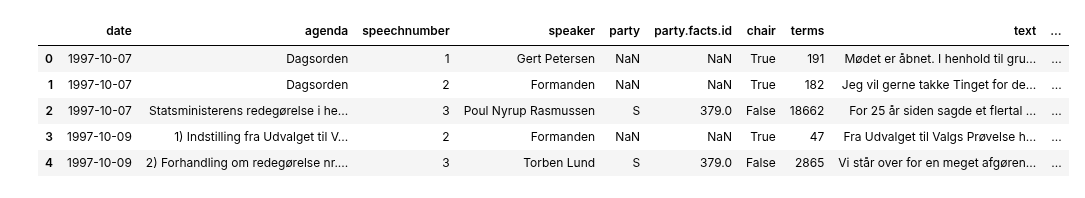
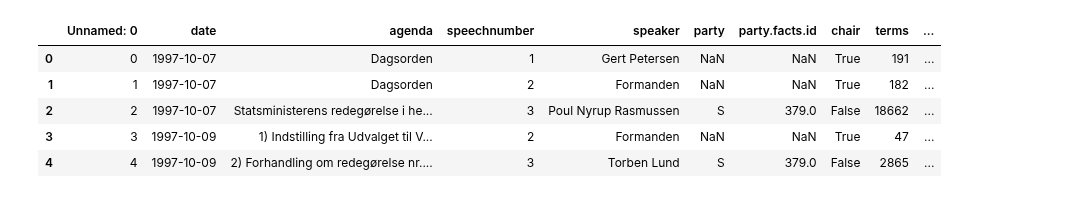
Before and after one commit to Lundsfryd/Bachelor_project, a Jupyter notebook: bert_model.ipynb, the cells around one changed output. Drawn from its saved outputs; the diff is of its cells as text; code cells hidden in the pictures.

```diff
--- a/bert_model.ipynb
+++ b/bert_model.ipynb
@@ -8,17 +19,16 @@ import spacy
 # %%
 #load in data
-import pandas as pd
+
 df = pd.read_csv("/work/MarkusLundsfrydJensen#1865/Bachelor_project/Corp_Folketing_V2.csv")
-#df['date'] = pd.to_datetime(df['date'])
-#df.to_csv("/work/MarkusLundsfrydJensen#1865/Bachelor_project/Corp_Folketing_V2.csv")
-#df.head()
+
+df.head()
 # %% [output]
-|  | date | agenda | speechnumber | speaker | party | party.facts.id | chair | terms | text | ... |
-| 0 | 1997-10-07 | Dagsorden | 1 | Gert Petersen | NaN | NaN | True | 191 | Mødet er åbnet. I henhold til gru... | ... |
-| 1 | 1997-10-07 | Dagsorden | 2 | Formanden | NaN | NaN | True | 182 | Jeg vil gerne takke Tinget for de... | ... |
-| 2 | 1997-10-07 | Statsministerens redegørelse i he... | 3 | Poul Nyrup Rasmussen | S | 379.0 | False | 18662 | For 25 år siden sagde et flertal ... | ... |
-| 3 | 1997-10-09 | 1) Indstilling fra Udvalget til V... | 2 | Formanden | NaN | NaN | True | 47 | Fra Udvalget til Valgs Prøvelse h... | ... |
-| 4 | 1997-10-09 | 2) Forhandling om redegørelse nr.... | 3 | Torben Lund | S | 379.0 | False | 2865 | Vi står over for en meget afgøren... | ... |
+|  | Unnamed: 0 | date | agenda | speechnumber | speaker | party | party.facts.id | chair | terms | ... |
+| 0 | 0 | 1997-10-07 | Dagsorden | 1 | Gert Petersen | NaN | NaN | True | 191 | ... |
+| 1 | 1 | 1997-10-07 | Dagsorden | 2 | Formanden | NaN | NaN | True | 182 | ... |
+| 2 | 2 | 1997-10-07 | Statsministerens redegørelse i he... | 3 | Poul Nyrup Rasmussen | S | 379.0 | False | 18662 | ... |
+| 3 | 3 | 1997-10-09 | 1) Indstilling fra Udvalget til V... | 2 | Formanden | NaN | NaN | True | 47 | ... |
+| 4 | 4 | 1997-10-09 | 2) Forhandling om redegørelse nr.... | 3 | Torben Lund | S | 379.0 | False | 2865 | ... |
 # %%
 import re
 
```
Also changed, not shown: parts of 9 cells of this notebook, 9 other files.
